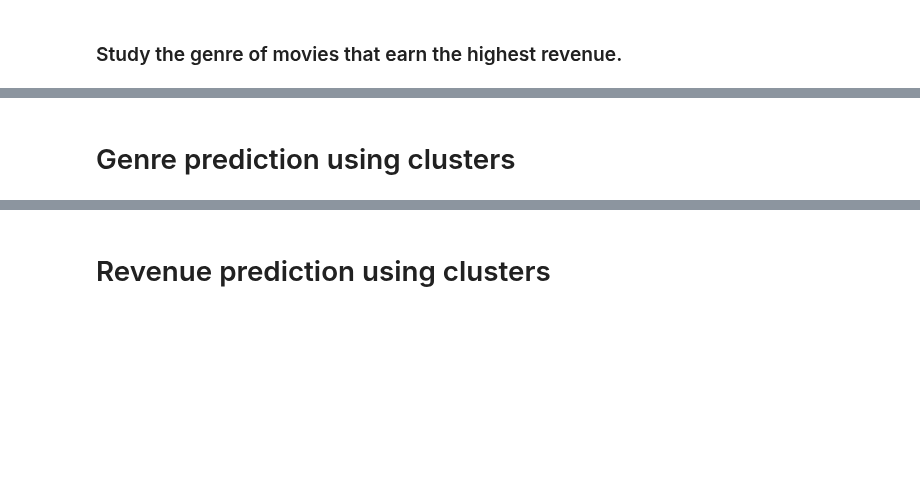
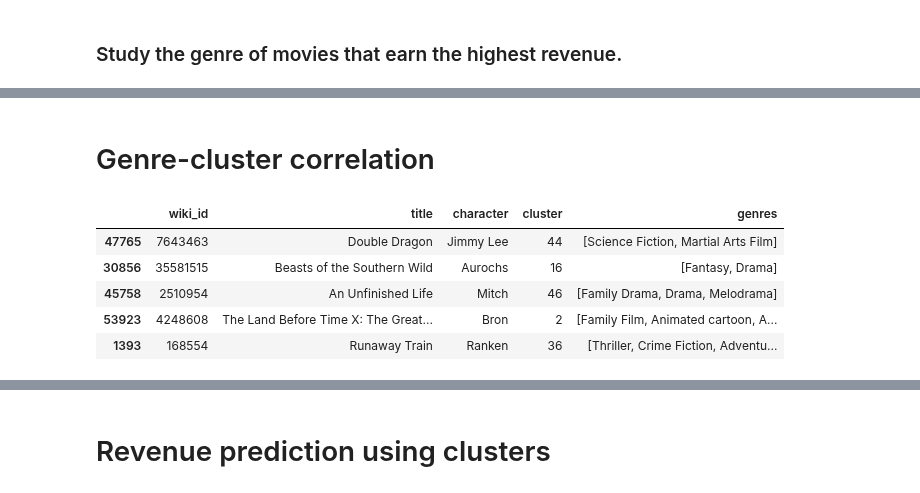
Before and after one commit to epfl-ada/ada-2023-project-perrysplatypuses, a Jupyter notebook: milestone_p2.ipynb, the cells around one changed output, grey strips where cells are left out. Cells and saved outputs as stored; diff of their text form; code cells hidden in the pictures; blank space fills up the shorter version.

```diff
--- a/milestone_p2.ipynb
+++ b/milestone_p2.ipynb
@@ -486,3 +483,15 @@ plt.xticks(rotation=45, ha='right')  # Rotate the actor names for better readabi
 [figure]
-# %% [markdown]
-# Genre prediction using clusters
+# %% [markdown]
+# Genre-cluster correlation
+# %%
+characters_and_movies_with_genres = characters.merge(movies, how='left', on='wiki_id')
+characters_and_movies_with_genres = characters_and_movies_with_genres[characters_and_movies_with_genres['genres'].notna()]
+characters_and_movies_with_genres = characters_and_movies_with_genres[['wiki_id', 'title', 'character', 'cluster', 'genres']]
+characters_and_movies_with_genres.sample(5)
+# %% [output]
+|  | wiki_id | title | character | cluster | genres |
+| 47765 | 7643463 | Double Dragon | Jimmy Lee | 44 | [Science Fiction, Martial Arts Film] |
+| 30856 | 35581515 | Beasts of the Southern Wild | Aurochs | 16 | [Fantasy, Drama] |
+| 45758 | 2510954 | An Unfinished Life | Mitch | 46 | [Family Drama, Drama, Melodrama] |
+| 53923 | 4248608 | The Land Before Time X: The Great... | Bron | 2 | [Family Film, Animated cartoon, A... |
+| 1393 | 168554 | Runaway Train | Ranken | 36 | [Thriller, Crime Fiction, Adventu... |
```
Also changed, not shown: parts of 10 cells of this notebook, 2 other files.
